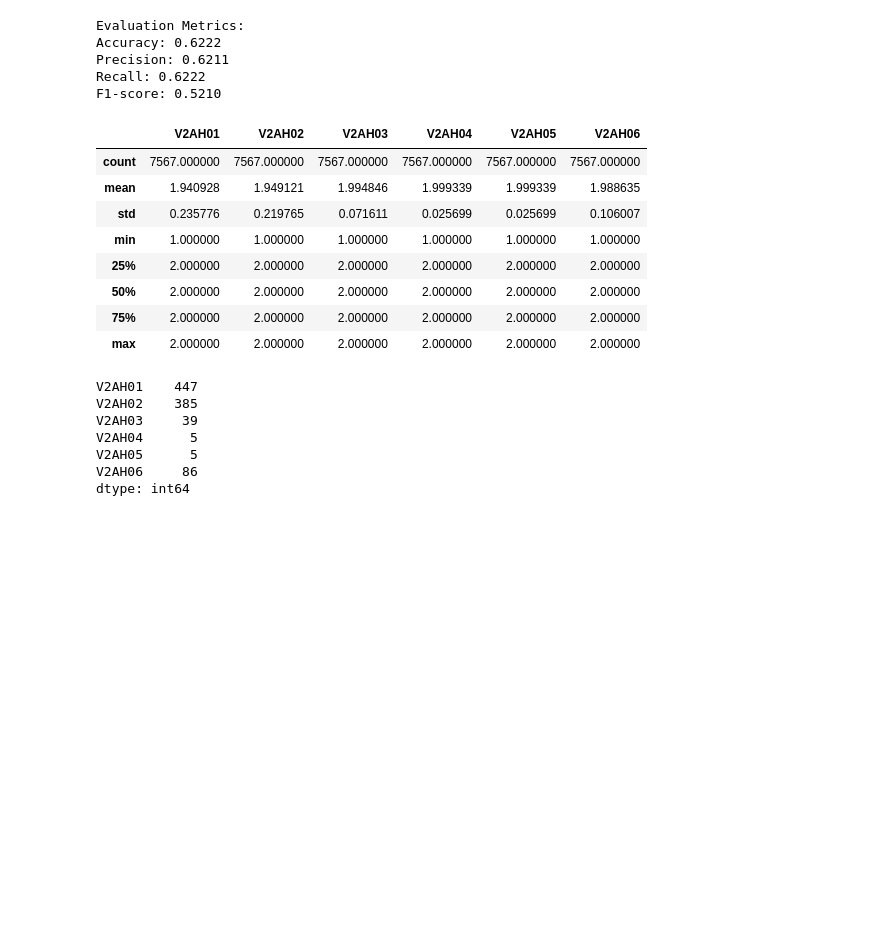
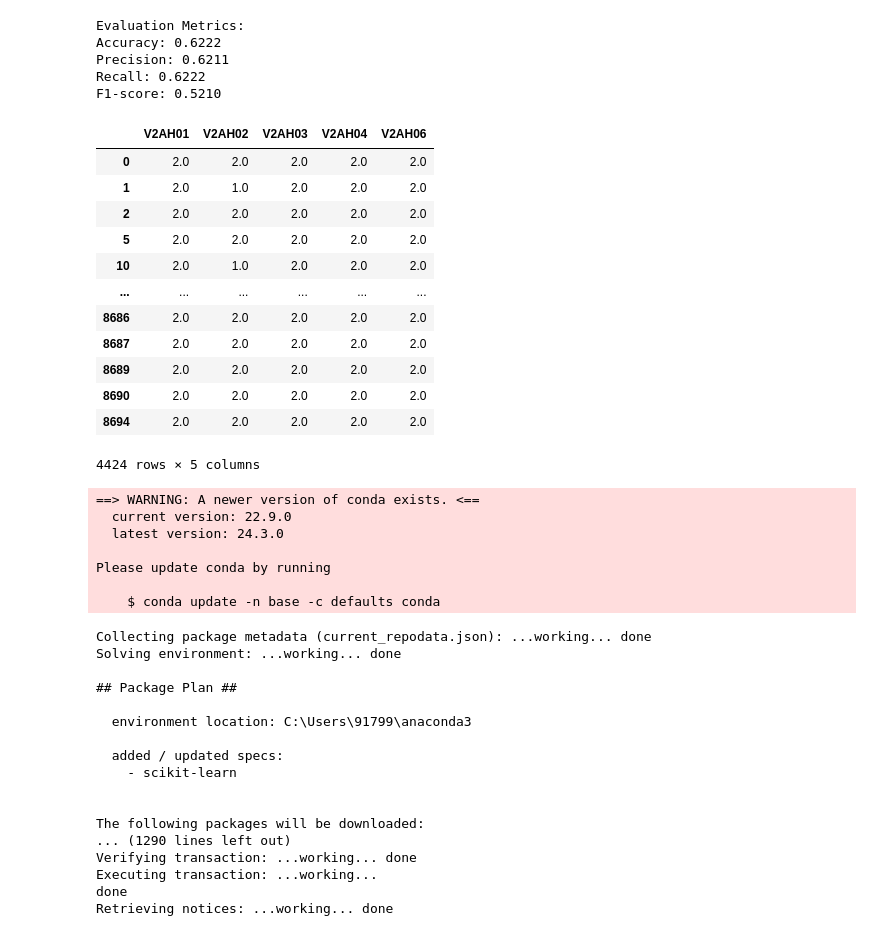
Before and after one commit to hetanshee/nuMoM2b, a Jupyter notebook: src/Drugs.ipynb, the cells around one changed output. Drawn from its saved outputs; the diff is of its cells as text; code cells hidden in the pictures; blank space fills up the shorter version.

```diff
--- a/src/Drugs.ipynb
+++ b/src/Drugs.ipynb
@@ -109,24 +107,42 @@ Precision: 0.6211
 Recall: 0.6222
 F1-score: 0.5210
 # %%
-X.describe()
+X
 # %% [output]
-|  | V2AH01 | V2AH02 | V2AH03 | V2AH04 | V2AH05 | V2AH06 |
-| count | 7567.000000 | 7567.000000 | 7567.000000 | 7567.000000 | 7567.000000 | 7567.000000 |
-| mean | 1.940928 | 1.949121 | 1.994846 | 1.999339 | 1.999339 | 1.988635 |
-| std | 0.235776 | 0.219765 | 0.071611 | 0.025699 | 0.025699 | 0.106007 |
-| min | 1.000000 | 1.000000 | 1.000000 | 1.000000 | 1.000000 | 1.000000 |
-| 25% | 2.000000 | 2.000000 | 2.000000 | 2.000000 | 2.000000 | 2.000000 |
-| 50% | 2.000000 | 2.000000 | 2.000000 | 2.000000 | 2.000000 | 2.000000 |
-| 75% | 2.000000 | 2.000000 | 2.000000 | 2.000000 | 2.000000 | 2.000000 |
-| max | 2.000000 | 2.000000 | 2.000000 | 2.000000 | 2.000000 | 2.000000 |
+|  | V2AH01 | V2AH02 | V2AH03 | V2AH04 | V2AH06 |
+| 0 | 2.0 | 2.0 | 2.0 | 2.0 | 2.0 |
+| 1 | 2.0 | 1.0 | 2.0 | 2.0 | 2.0 |
+| 2 | 2.0 | 2.0 | 2.0 | 2.0 | 2.0 |
+| 5 | 2.0 | 2.0 | 2.0 | 2.0 | 2.0 |
+| 10 | 2.0 | 1.0 | 2.0 | 2.0 | 2.0 |
+| ... | ... | ... | ... | ... | ... |
+| 8686 | 2.0 | 2.0 | 2.0 | 2.0 | 2.0 |
+| 8687 | 2.0 | 2.0 | 2.0 | 2.0 | 2.0 |
+| 8689 | 2.0 | 2.0 | 2.0 | 2.0 | 2.0 |
+| 8690 | 2.0 | 2.0 | 2.0 | 2.0 | 2.0 |
+| 8694 | 2.0 | 2.0 | 2.0 | 2.0 | 2.0 |
+4424 rows × 5 columns
+==> WARNING: A newer version of conda exists. <==
+  current version: 22.9.0
+  latest version: 24.3.0
+
+Please update conda by running
+
+    $ conda update -n base -c defaults conda
+Collecting package metadata (current_repodata.json): ...working... done
+Solving environment: ...working... done
+
+## Package Plan ##
+
+  environment location: C:\Users\91799\anaconda3
+
+  added / updated specs:
+    - scikit-learn
+
+
+The following packages will be downloaded:
+... (1290 lines left out)
+Verifying transaction: ...working... done
+Executing transaction: ...working...
+done
+Retrieving notices: ...working... done
-# %%
-X.eq(1).sum()
-# %% [output]
-V2AH01    447
-V2AH02    385
-V2AH03     39
-V2AH04      5
-V2AH05      5
-V2AH06     86
-dtype: int64
```
Also changed, not shown: parts of 4 cells of this notebook, 6 other files.
